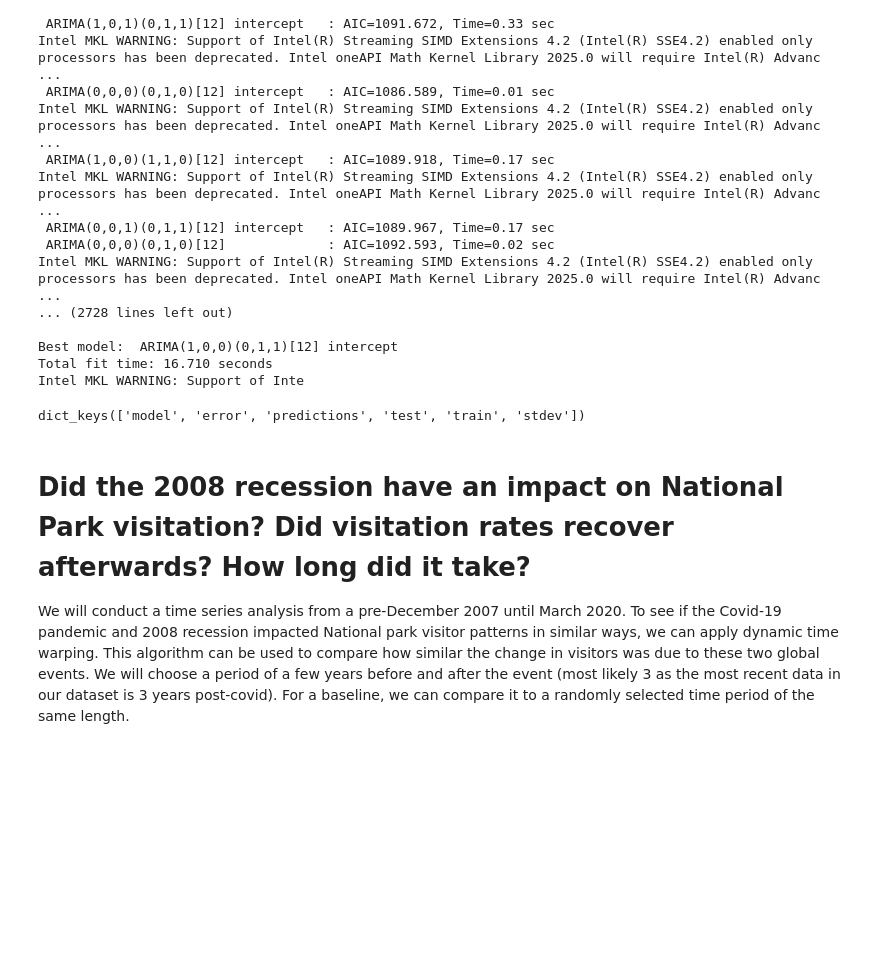
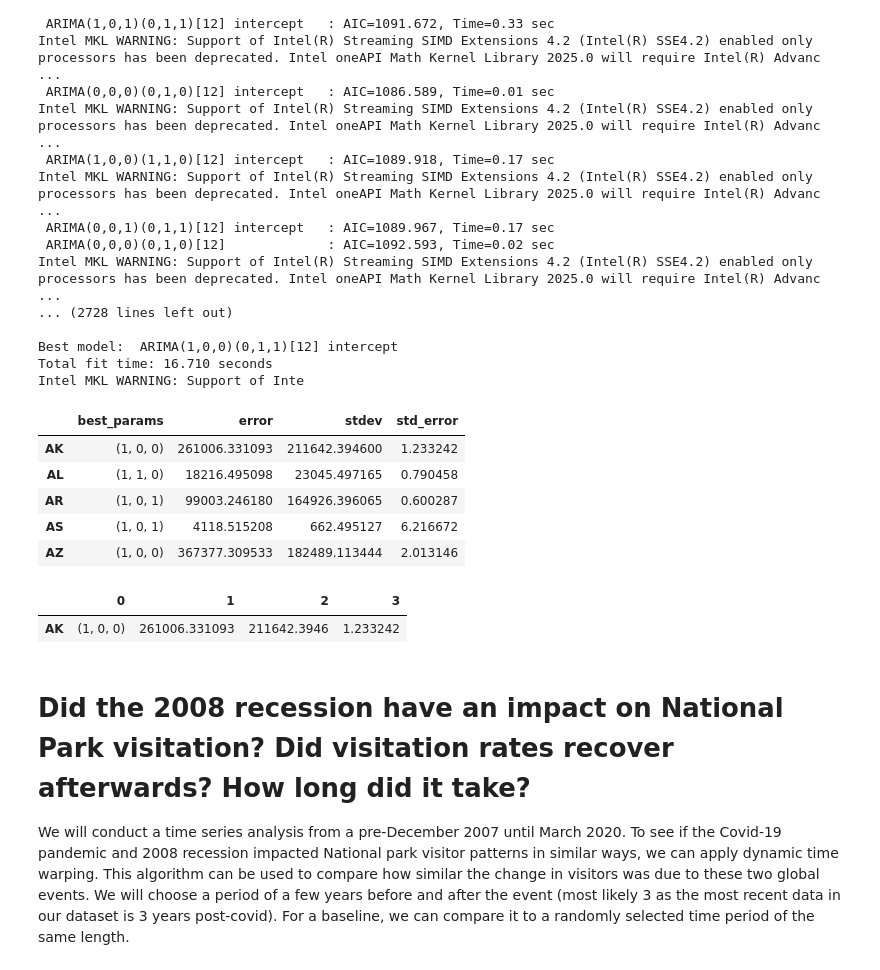
Before and after one commit to scmcqueen/NationalParksDataMining, a Jupyter notebook: covid_2008.ipynb, the cells around one changed output. Drawn from its saved outputs; the diff is of its cells as text; code cells hidden in the pictures; blank space fills up the shorter version.

Commit message:
organize arima results into df

```diff
--- a/covid_2008.ipynb
+++ b/covid_2008.ipynb
@@ -289,10 +289,38 @@ Intel MKL WARNING: Support of Intel(R) Streaming SIMD Extensions 4.2 (Intel(R) S
 Best model:  ARIMA(1,0,0)(0,1,1)[12] intercept
 Total fit time: 16.710 seconds
 Intel MKL WARNING: Support of Inte
-# %%
-arima_models_2020['AS'].keys()
-# %% [output]
-dict_keys(['model', 'error', 'predictions', 'test', 'train', 'stdev'])
+# %%
+# maybe go back later and add a larger range for the models to run
+error_dict = {}
+
+for st in arima_models_2020.keys():
+    # get best params
+    best_params = arima_models_2020[st]['model'].get_params().get("order")
+    # get error
+    error = arima_models_2020[st]['error']
+    # get stdev
+    stdev = arima_models_2020[st]['stdev']
+    # get standardized error
+    std_error = error/stdev
+    # update dict
+    error_dict[st] = [best_params,error,stdev,std_error]
+
+arima_2020_error_df =pd.DataFrame.from_dict(error_dict,orient='index')
+arima_2020_error_df.columns = ['best_params','error','stdev','std_error']
+
+arima_2020_error_df.head()
+# %% [output]
+|  | best_params | error | stdev | std_error |
+| AK | (1, 0, 0) | 261006.331093 | 211642.394600 | 1.233242 |
+| AL | (1, 1, 0) | 18216.495098 | 23045.497165 | 0.790458 |
+| AR | (1, 0, 1) | 99003.246180 | 164926.396065 | 0.600287 |
+| AS | (1, 0, 1) | 4118.515208 | 662.495127 | 6.216672 |
+| AZ | (1, 0, 0) | 367377.309533 | 182489.113444 | 2.013146 |
+# %%
+arima_2020_error_df
+# %% [output]
+|  | 0 | 1 | 2 | 3 |
+| AK | (1, 0, 0) | 261006.331093 | 211642.3946 | 1.233242 |
 # %% [markdown]
 # Did the 2008 recession have an impact on National Park visitation? Did visitation rates recover afterwards? How long did it take?
 We will conduct a time series analysis from a pre-December 2007 until March 2020. To see if the Covid-19 pandemic and 2008 recession impacted National park visitor patterns in similar ways, we can apply dynamic time warping. This algorithm can be used to compare how similar the change in visitors was due to these two global events. We will choose a period of a few years before and after the event (most likely 3 as the most recent data in our dataset is 3 years post-covid). For a baseline, we can compare it to a randomly selected time period of the same length.
```
